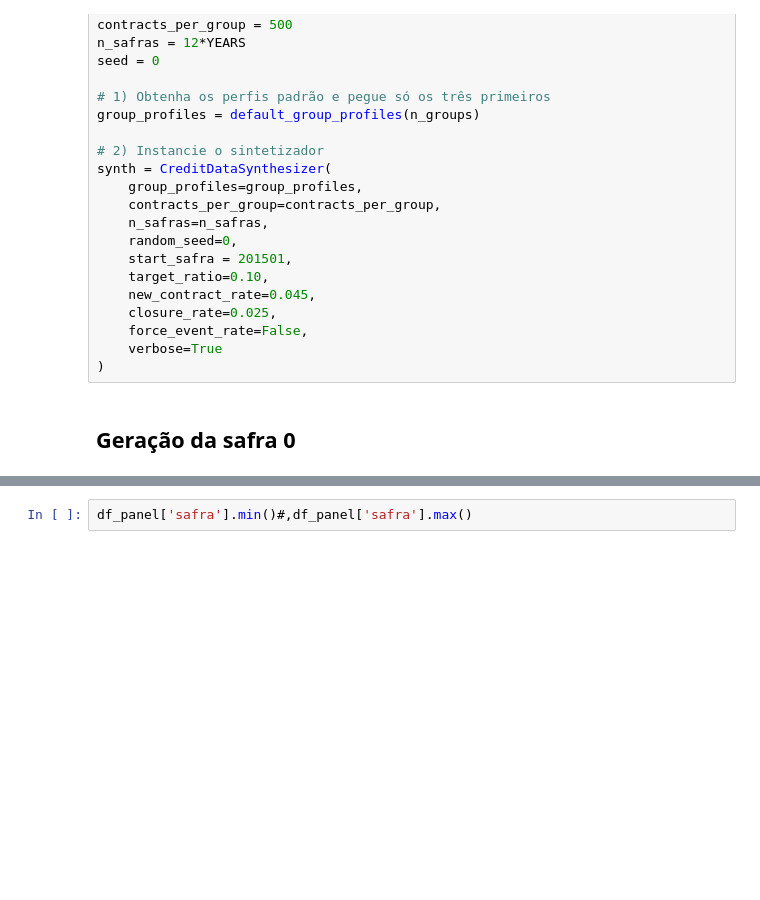
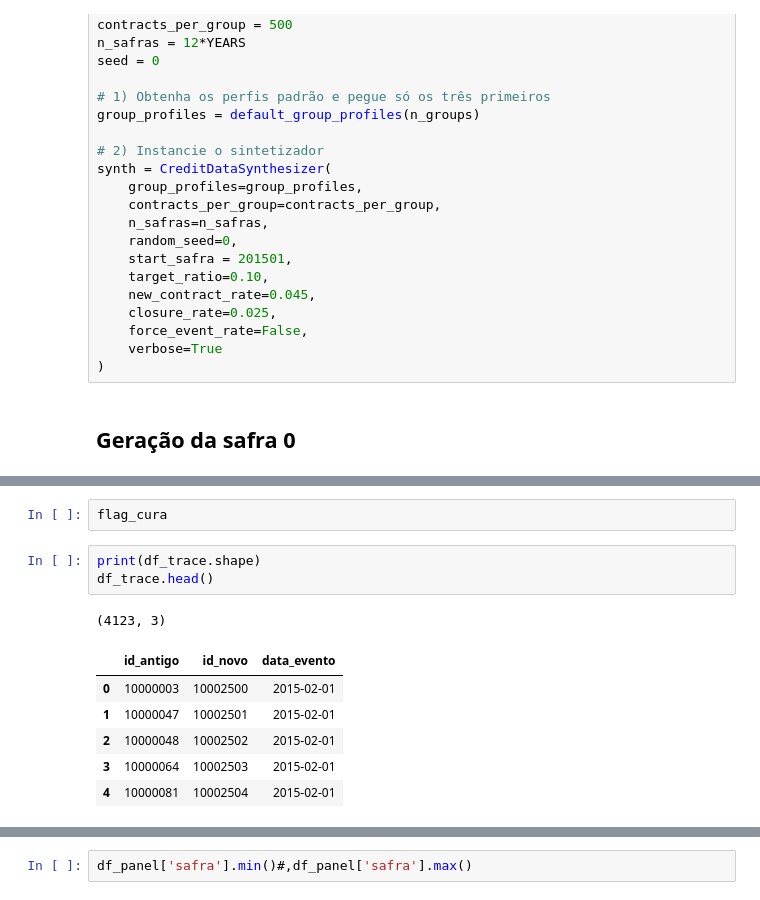
Before and after one commit to joaaomaia/creditlab, a Jupyter notebook: notebooks/01_exploracao_snapshot.ipynb, the cells around one changed output, grey strips where cells are left out. Cells and saved outputs as stored; diff of their text form; blank space fills up the shorter version.

```diff
--- a/notebooks/01_exploracao_snapshot.ipynb
+++ b/notebooks/01_exploracao_snapshot.ipynb
@@ -104,0 +120,13 @@ Rastro gerado com 3,227 linhas
+# %%
+flag_cura
+# %%
+print(df_trace.shape)
+df_trace.head()
+# %% [output]
+(4123, 3)
+|  | id_antigo | id_novo | data_evento |
+| 0 | 10000003 | 10002500 | 2015-02-01 |
+| 1 | 10000047 | 10002501 | 2015-02-01 |
+| 2 | 10000048 | 10002502 | 2015-02-01 |
+| 3 | 10000064 | 10002503 | 2015-02-01 |
+| 4 | 10000081 | 10002504 | 2015-02-01 |
```
Also changed, not shown: parts of 11 cells of this notebook, 5 other files.
